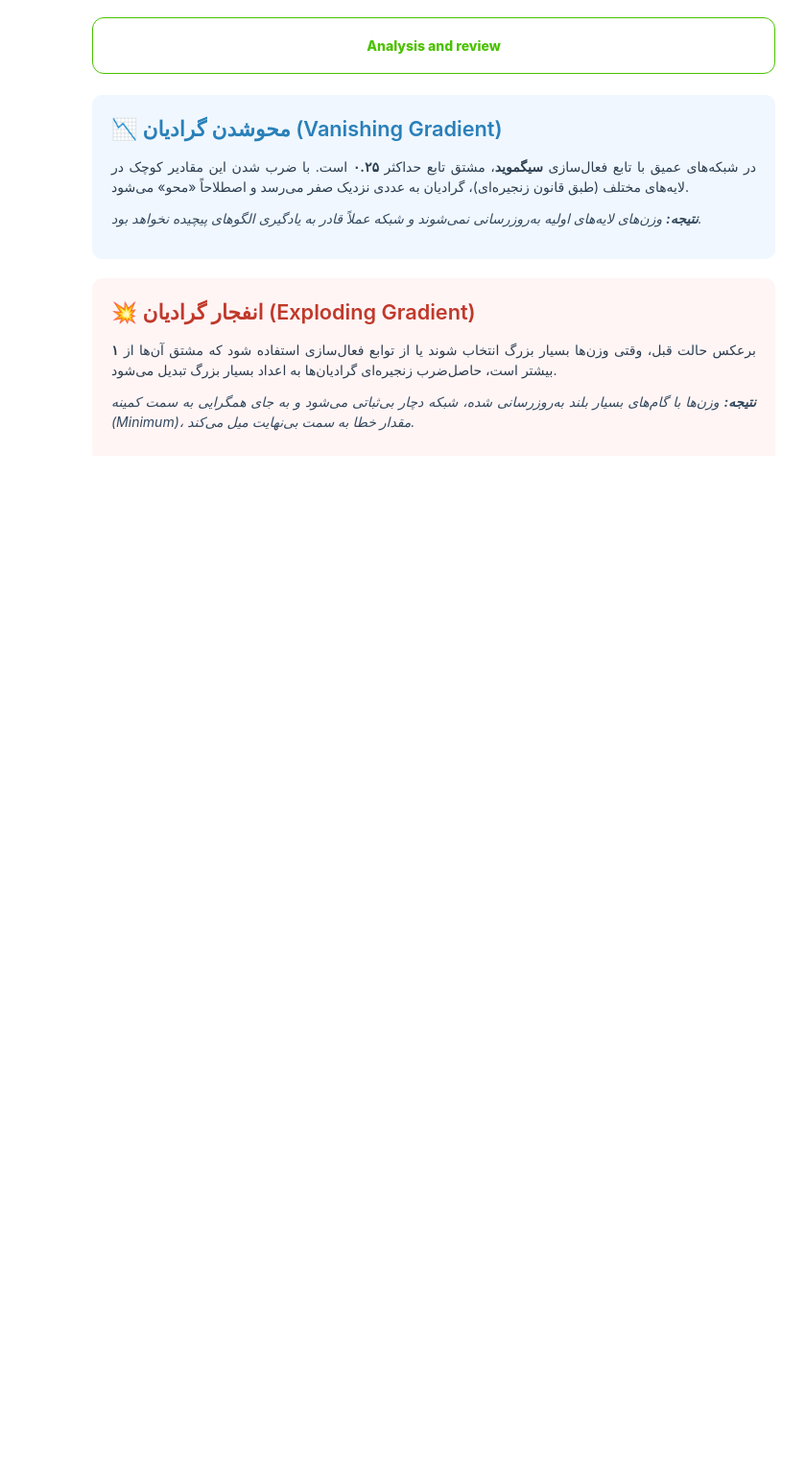
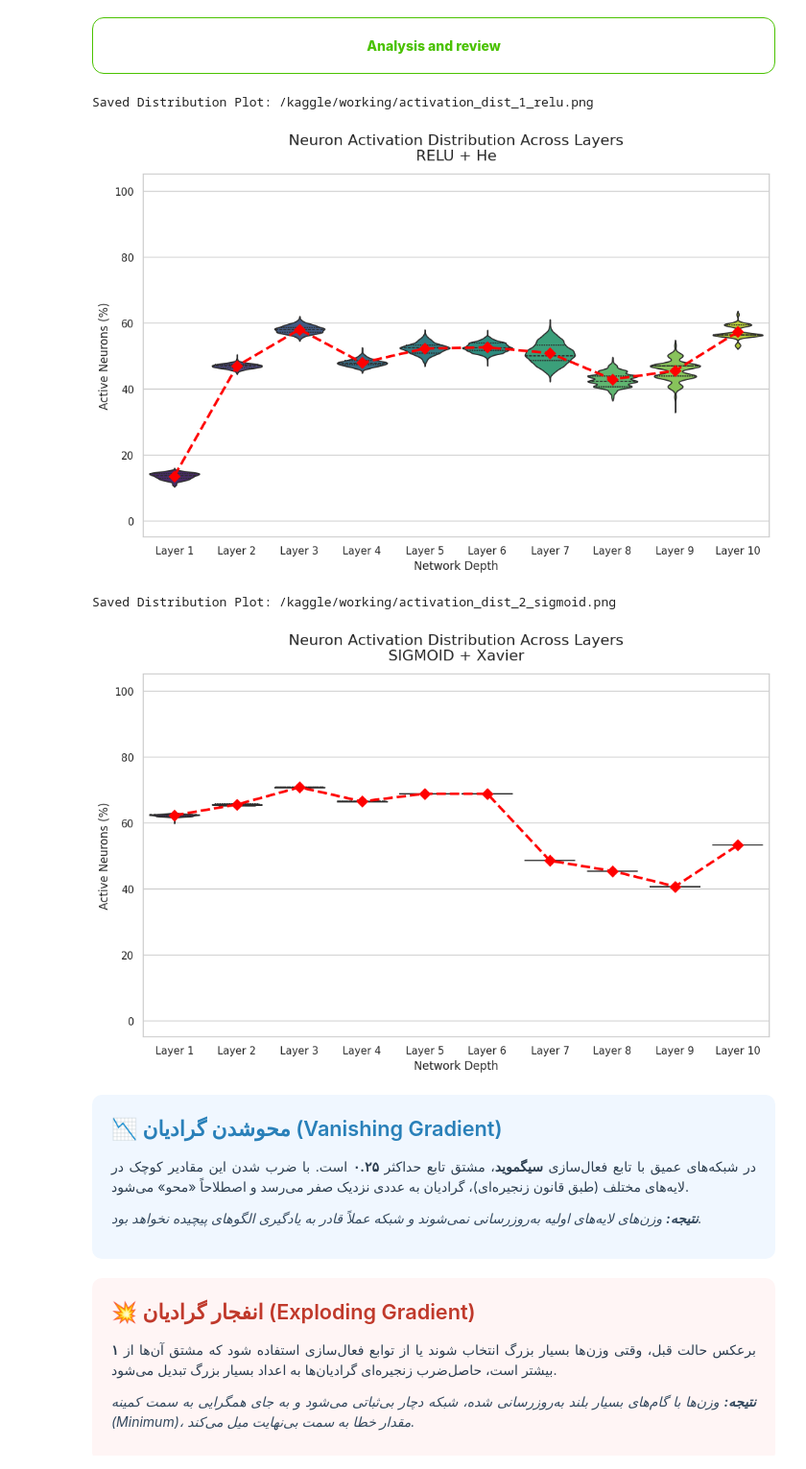
Before and after one commit to gammaeleccorp-cmd/DL-rookies, a Jupyter notebook: chanbary/abolfazlchanbary.ipynb, the cells around one changed output. Shown at 96% size. Cells and saved outputs as stored; diff of their text form; code cells hidden in the pictures; blank space fills up the shorter version.

```diff
--- a/chanbary/abolfazlchanbary.ipynb
+++ b/chanbary/abolfazlchanbary.ipynb
@@ -1327,6 +1616,58 @@ Total params: 8913955
     <div style="position: absolute; top: 0; left: 50%; transform: translateX(-50%); width: 40%; height: 2px; background: #4ac200; box-shadow: 0 0 10px #4ac200;"></div>
 Analysis and review
 </div>
+# %%
+
+sns.set_theme(style="whitegrid")
+
+for res_idx, res in enumerate(results):
+    model = res['model']
+    activation = res['activation']
+    name = f"{activation.upper()} + {res['init'].capitalize()}"
+
+    all_data = []
+
+
+    for x in X_val:
+        out = x.reshape(1, -1)
+        for layer_idx, layer in enumerate(model.layers[:-1]):
+            out = layer.forward(out)
+
+
+            if activation == 'relu':
+                active_count = (out > 0).sum()
+            else:
+                active_count = (out > 0.5).sum()
+
+            active_ratio = (active_count / out.shape[1]) * 100
+
+            all_data.append({
+                "Layer": f"Layer {layer_idx + 1}",
+                "Active Percentage": active_ratio
+            })
+
+    df_plot = pd.DataFrame(all_data)
+
+    plt.figure(figsize=(12, 7))
+
+    ax = sns.violinplot(data=df_plot, x="Layer", y="Active Percentage",
+                        hue="Layer", palette="viridis", inner="quart", legend=False)
+
+
+    sns.pointplot(data=df_plot, x="Layer", y="Active Percentage",
+                  color="red", markers="D", linestyles="--", errorbar=None)
+
+    plt.title(f"Neuron Activation Distribution Across Layers\n{name}", fontsize=16, pad=15)
+    plt.ylabel("Active Neurons (%)", fontsize=12)
+    plt.xlabel("Network Depth", fontsize=12)
+    plt.ylim(-5, 105)
+
+    plt.show()
+# %% [output]
+Saved Distribution Plot: /kaggle/working/activation_dist_1_relu.png
+[figure, added]
+Saved Distribution Plot: /kaggle/working/activation_dist_2_sigmoid.png
+[figure, added]
 # %% [markdown]
 <div style="direction: rtl; text-align: justify; font-family: 'Tahoma', 'Arial'; line-height: 1.8; color: #2c3e50;">
 
```
Also changed, not shown: parts of 27 cells of this notebook.
